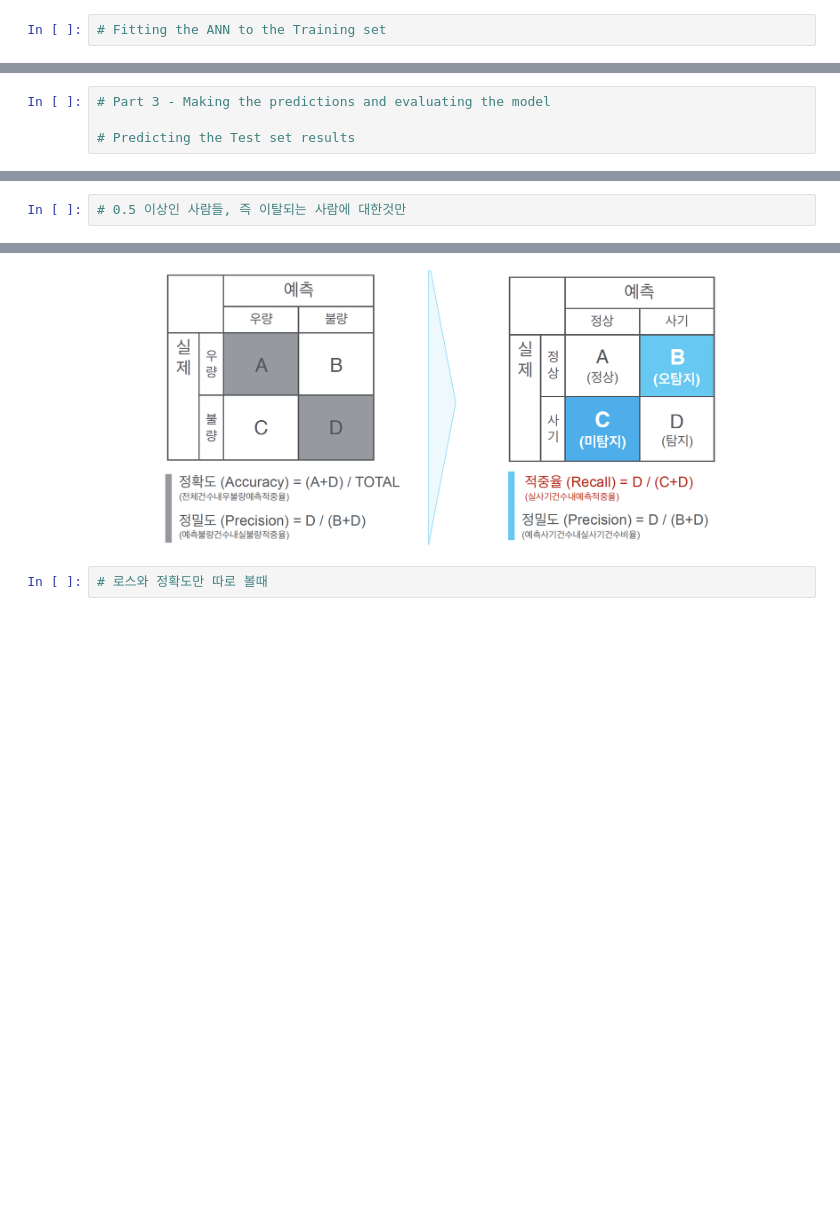
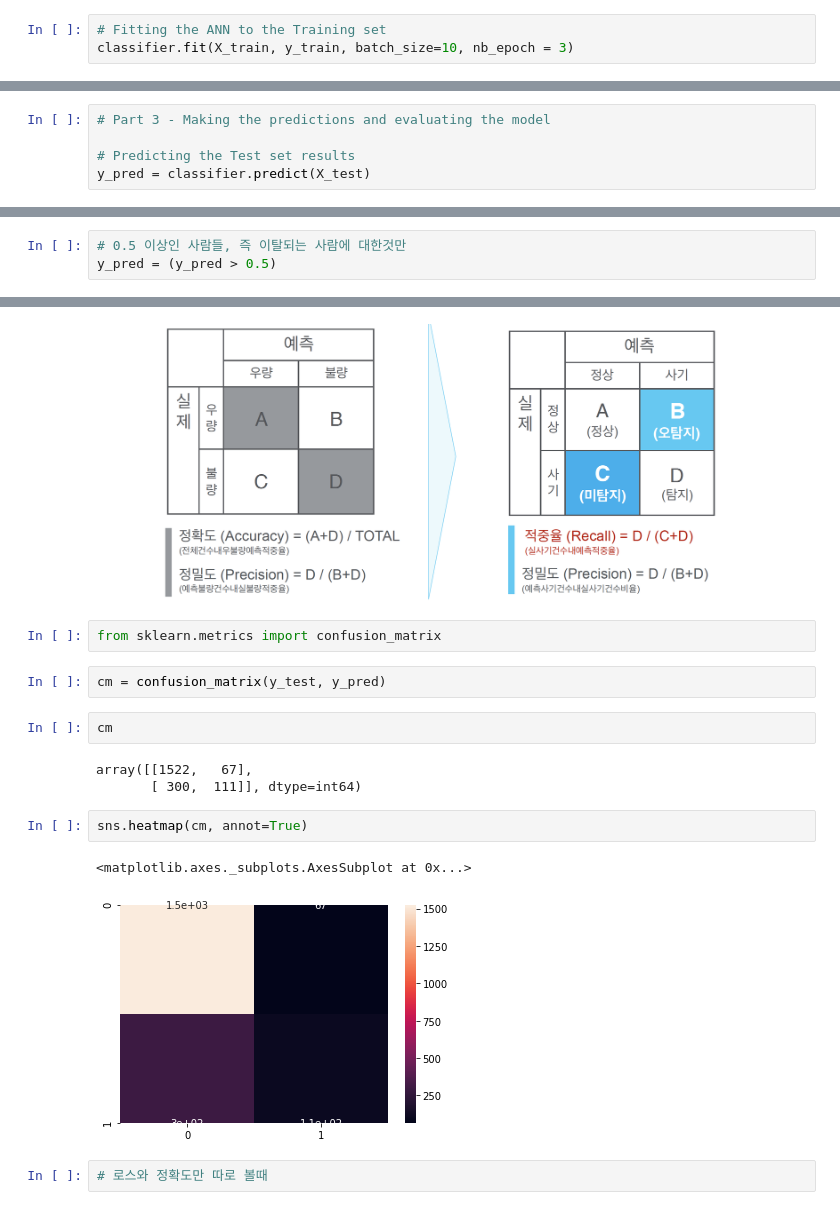
Before and after one commit to twistyang/python_sun, a Jupyter notebook: part10/1.a. Neural Networks.ipynb, the cells around one changed output, grey strips where cells are left out. Cells and saved outputs as stored; diff of their text form; blank space fills up the shorter version.

```diff
--- a/part10/1.a. Neural Networks.ipynb
+++ b/part10/1.a. Neural Networks.ipynb
@@ -72,2 +270,3 @@ from keras.layers import Dense
 # %%
 # Fitting the ANN to the Training set
+classifier.fit(X_train, y_train, batch_size=10, nb_epoch = 3)
@@ -75,3 +297,4 @@ from keras.layers import Dense
 # Part 3 - Making the predictions and evaluating the model
 
 # Predicting the Test set results
+y_pred = classifier.predict(X_test)
@@ -78,2 +321,3 @@ from keras.layers import Dense
 # %%
 # 0.5 이상인 사람들, 즉 이탈되는 사람에 대한것만
+y_pred = (y_pred > 0.5)
@@ -80,5 +334,19 @@ from keras.layers import Dense
 # %% [markdown]
 ![2%E1%84%83%E1%85%A1%E1%84%8B%E1%85%AE%E1%86%AB%E1%84%85%E1%85%A9%E1%84%83%E1%85%B3.png](attachment:2%E1%84%83%E1%85%A1%E1%84%8B%E1%85%AE%E1%86%AB%E1%84%85%E1%85%A9%E1%84%83%E1%85%B3.png)
+# %%
+from sklearn.metrics import confusion_matrix
+# %%
+cm = confusion_matrix(y_test, y_pred)
+# %%
+cm
+# %% [output]
+array([[1522,   67],
+       [ 300,  111]], dtype=int64)
+# %%
+sns.heatmap(cm, annot=True)
+# %% [output]
+<matplotlib.axes._subplots.AxesSubplot at 0x...>
+[figure, added]
 # %%
 # 로스와 정확도만 따로 볼때
 # %%
```
Also changed, not shown: parts of 47 cells of this notebook, 4 other files.
